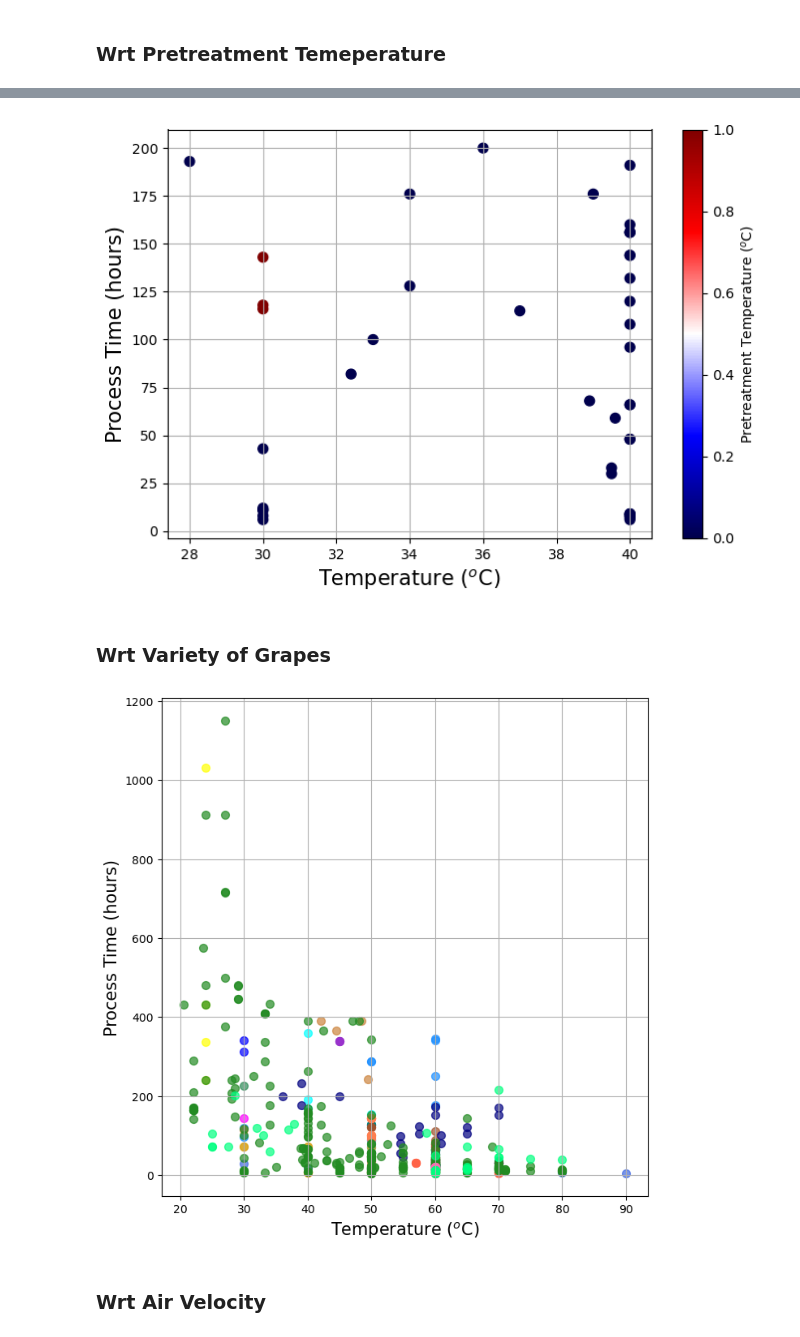
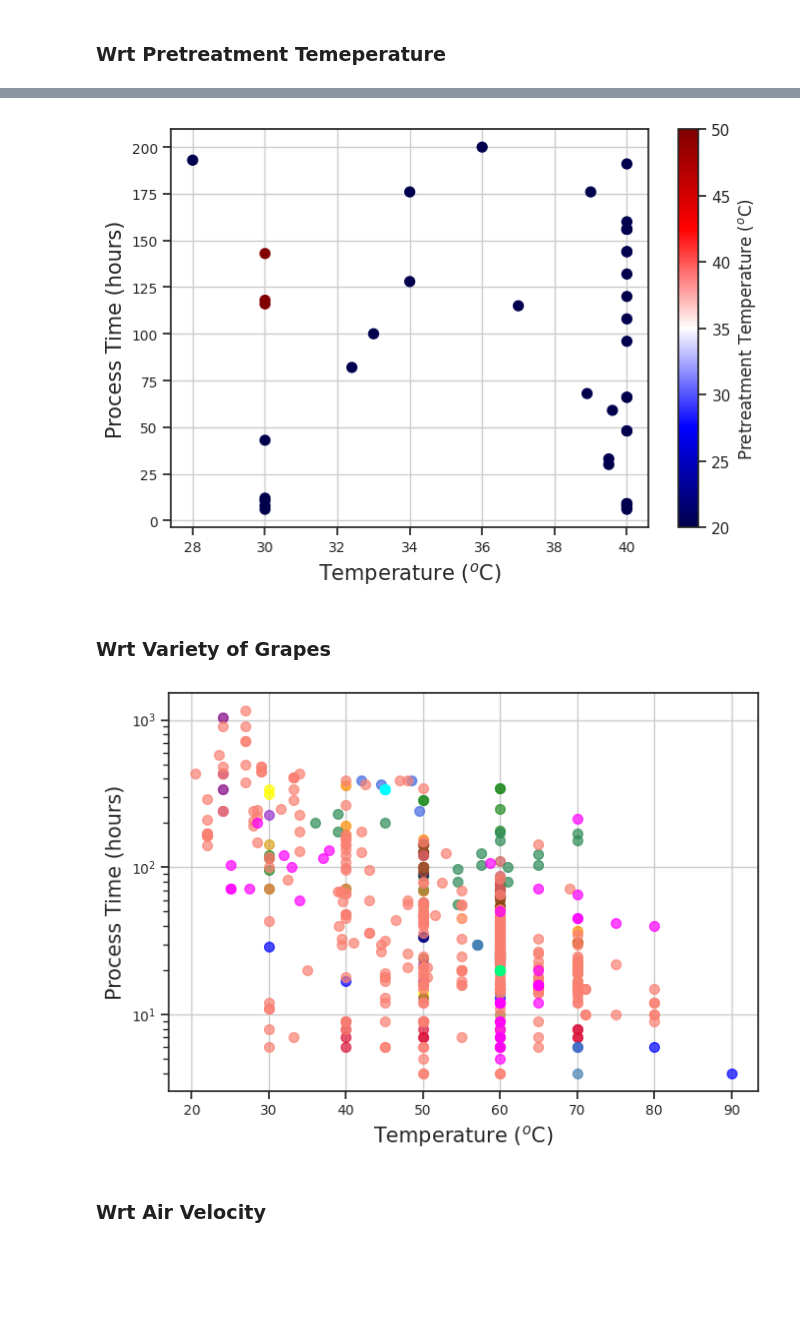
Before and after one commit to ameyak2310/Regressor_ProcessTimePredictor, a Jupyter notebook: notebooks/eda.ipynb, the cells around one changed output, grey strips where cells are left out. Drawn from its saved outputs; the diff is of its cells as text; code cells hidden in the pictures; blank space fills up the shorter version.

```diff
--- a/notebooks/eda.ipynb
+++ b/notebooks/eda.ipynb
@@ -164,0 +238,4 @@ plt.tight_layout()
+# %%
+df['P_temp'][df['P_temp'] == 'Untreated'] = 0
+df['P_temp'][df['P_temp'] == 'NotApplicable'] = 0
+df['P_temp'] = pd.to_numeric(df['P_temp'], )
@@ -164,0 +288,4 @@ plt.tight_layout()
+# %%
+df['P_time'][df['P_time']=='Untreated'] = 0
+df['P_time'][df['P_time']=='NotApplicable'] = 0
+df['P_time'] = pd.to_numeric(df['P_time'], )
@@ -164,0 +377,33 @@ plt.tight_layout()
+# %%
+import seaborn as sns
+import matplotlib as mpl
+import matplotlib.pyplot as plt
+
+sns.set_theme(style="ticks")
+
+#f, ax = plt.subplots(figsize=(8, 5), dpi=100)
+#sns.despine(f)
+
+sns.displot(ax=ax,
+    data=df[df['Temp']!=0],
+    x="Temp", hue="hours",
+    #multiple="stack",
+    palette="rocket_r",
+    edgecolor=".1",
+    linewidth=.4,
+    log_scale=True,
+    legend=False,
+    #alpha=0.7,
+)
+"""
+my_norm = mpl.colors.Normalize(vmin=df['hours'].min(), vmax=df['hours'].max())
+f.colorbar(mpl.cm.ScalarMappable(norm=my_norm,
+                                cmap='rocket_r'),
+             orientation="vertical", label='Pretreatment Time (s)')
+"""
+plt.ylabel('Frequency', fontsize=15); plt.yticks(fontsize=10)
+plt.xlabel('Velocity (m/s)', fontsize=15); plt.xticks(fontsize=10)
+ax.xaxis.set_major_formatter(mpl.ticker.ScalarFormatter())
+ax.set_xticks([5,10,20, 50, 100,200, 500, 1000,])
+#plt.grid(True);
+plt.tight_layout()
@@ -260,38 +513,40 @@ fig, ax = plt.subplots(figsize=(7, 5), dpi=100)
 ax.scatter(Temp, hours, marker='o', s = 50, c= pTemp, cmap = 'seismic',)
 plt.ylabel('Process Time (hours)', fontsize=15); plt.yticks(fontsize=10)
 plt.xlabel('Temperature ($^{o}$C)', fontsize=15); plt.xticks(fontsize=10)
-#my_norm = colors.Normalize(vmin=20, vmax=50)
-fig.colorbar(cm.ScalarMappable(#norm=my_norm,
+my_norm = mpl.colors.Normalize(vmin=20, vmax=50)
+fig.colorbar(mpl.cm.ScalarMappable(norm=my_norm,
                                 cmap='seismic'),
              orientation="vertical", label='Pretreatment Temperature ($^{o}$C)')
 #plt.legend(fontsize=10);
 plt.grid(True);plt.tight_layout()
 # %% [output]
-[figure, old version]
+[figure, new version]
 # %% [markdown]
 ### Wrt Variety of Grapes
 # %%
 #%% Process time Vs Temperatures, groupby Variety
 groups = df.groupby('Variety')
 
 colors = {'indianred', 'dodgerblue', 'darkred',  'aqua', 'tomato', 'darkgreen',
           'coral', 'purple', 'sienna', 'seagreen', 'chocolate', 'deeppink',
           'saddlebrown', 'midnightblue', 'peru', 'steelblue', 'darkorange', 'teal',
           'goldenrod', 'darkgreen', 'gold', 'olive', 'yellow', 'olivedrab',
           'chartreuse','royalblue', 'forestgreen', 'magenta', 'darkkhaki', 'salmon',
           'navy', 'hotpink', 'blue', 'springgreen', 'indigo', 'darkorchid', 'crimson',
           'cyan',}
 
-fig, ax = plt.subplots(figsize=(7, 7), dpi=100)
+fig, ax = plt.subplots(figsize=(7, 5), dpi=100)
 for (name, group), color in zip(groups, colors):
     ax.scatter(group['Temp'], group['hours'], marker='o', s = 50, label=name,
                color = color, alpha=0.7, edgecolor=color)
 plt.ylabel('Process Time (hours)', fontsize=15); plt.yticks(fontsize=10)
 plt.xlabel('Temperature ($^{o}$C)', fontsize=15); plt.xticks(fontsize=10)
 #plt.legend(fontsize=15);
+#plt.xscale('log');
+plt.yscale('log');
 plt.grid(True); plt.tight_layout()
 # %% [output]
-[figure, old version]
+[figure, new version]
 # %% [markdown]
 ### Wrt Air Velocity
 # %%
```
Also changed, not shown: parts of 25 cells of this notebook.
